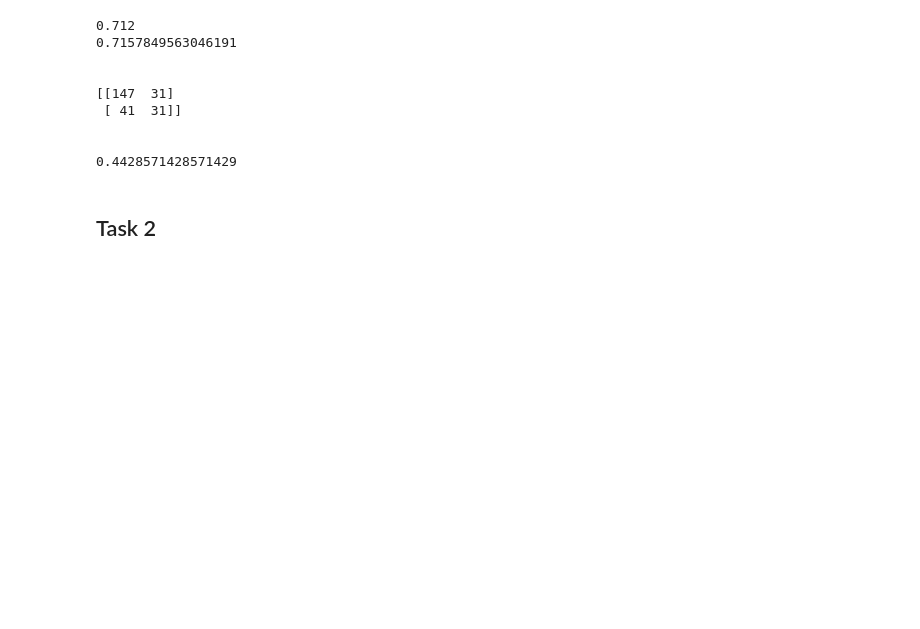
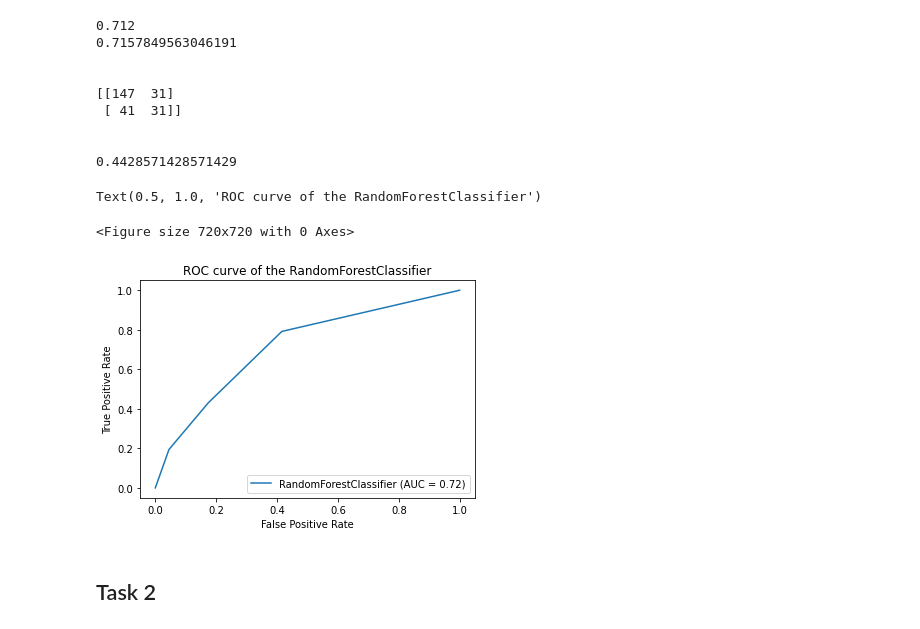
Before and after one commit to athiyadeviyani/i4, a Jupyter notebook: predicting_credit_risk_model_pipeline.ipynb, the cells around one changed output. Cells and saved outputs as stored; diff of their text form; code cells hidden in the pictures; blank space fills up the shorter version.

```diff
--- a/predicting_credit_risk_model_pipeline.ipynb
+++ b/predicting_credit_risk_model_pipeline.ipynb
@@ -1167,6 +1167,15 @@ print(fbeta_score(y_test, y_pred, beta=2))
 
 
 0.4428571428571429
+# %%
+from sklearn.metrics import plot_roc_curve
+plt.figure(figsize=(10,10))
+plot_roc_curve(rf, X_test, y_test)
+plt.title('ROC curve of the RandomForestClassifier')
+# %% [output]
+Text(0.5, 1.0, 'ROC curve of the RandomForestClassifier')
+<Figure size 720x720 with 0 Axes>
+[figure, added]
 # %% [markdown]
 ## Task 2
 # %%
```
Also changed, not shown: parts of 3 cells of this notebook.
